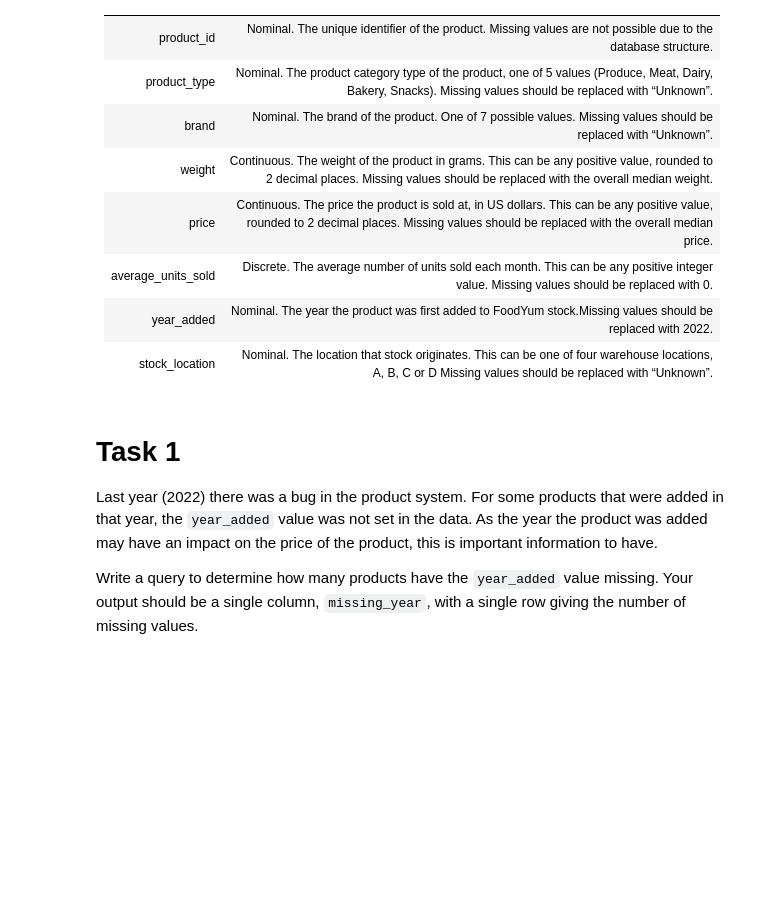
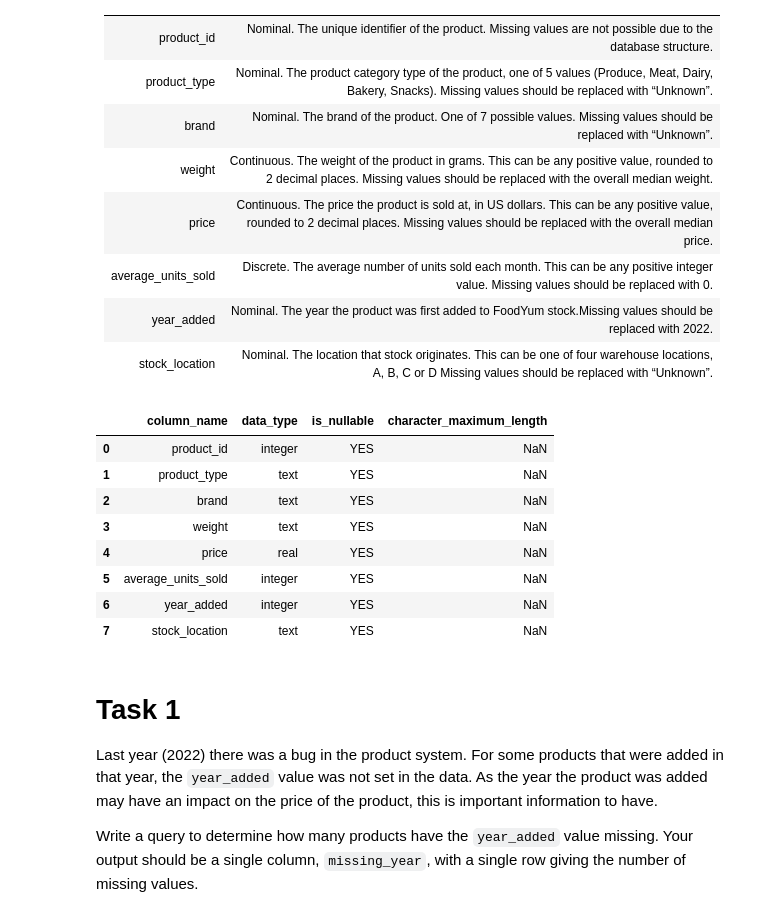
Before and after one commit to AkuwuTumapel/DataCamp-ADA-Practical-Exam, a Jupyter notebook: associate_data_analyst_practical_code.ipynb, the cells around one changed output. Drawn from its saved outputs; the diff is of its cells as text; code cells hidden in the pictures; blank space fills up the shorter version.

```diff
--- a/associate_data_analyst_practical_code.ipynb
+++ b/associate_data_analyst_practical_code.ipynb
@@ -23,6 +23,24 @@ The dataset contains records of customers for their last full year of the loyalt
 | average_units_sold | Discrete. The average number of units sold each month. This can be any positive integer value. </br>Missing values should be replaced with 0. |
 | year_added | Nominal. The year the product was first added to FoodYum stock.</br>Missing values should be replaced with 2022. |
 | stock_location | Nominal. The location that stock originates. This can be one of four warehouse locations, A, B, C or D </br>Missing values should be replaced with “Unknown”. |
+# %%
+SELECT
+    column_name,
+    data_type,
+    is_nullable,
+    character_maximum_length
+FROM information_schema.columns
+WHERE table_name = 'products';
+# %% [output]
+|  | column_name | data_type | is_nullable | character_maximum_length |
+| 0 | product_id | integer | YES | NaN |
+| 1 | product_type | text | YES | NaN |
+| 2 | brand | text | YES | NaN |
+| 3 | weight | text | YES | NaN |
+| 4 | price | real | YES | NaN |
+| 5 | average_units_sold | integer | YES | NaN |
+| 6 | year_added | integer | YES | NaN |
+| 7 | stock_location | text | YES | NaN |
 # %% [markdown]
 # Task 1
 
```
Also changed, not shown: parts of 1 cell of this notebook, 1 other file.
